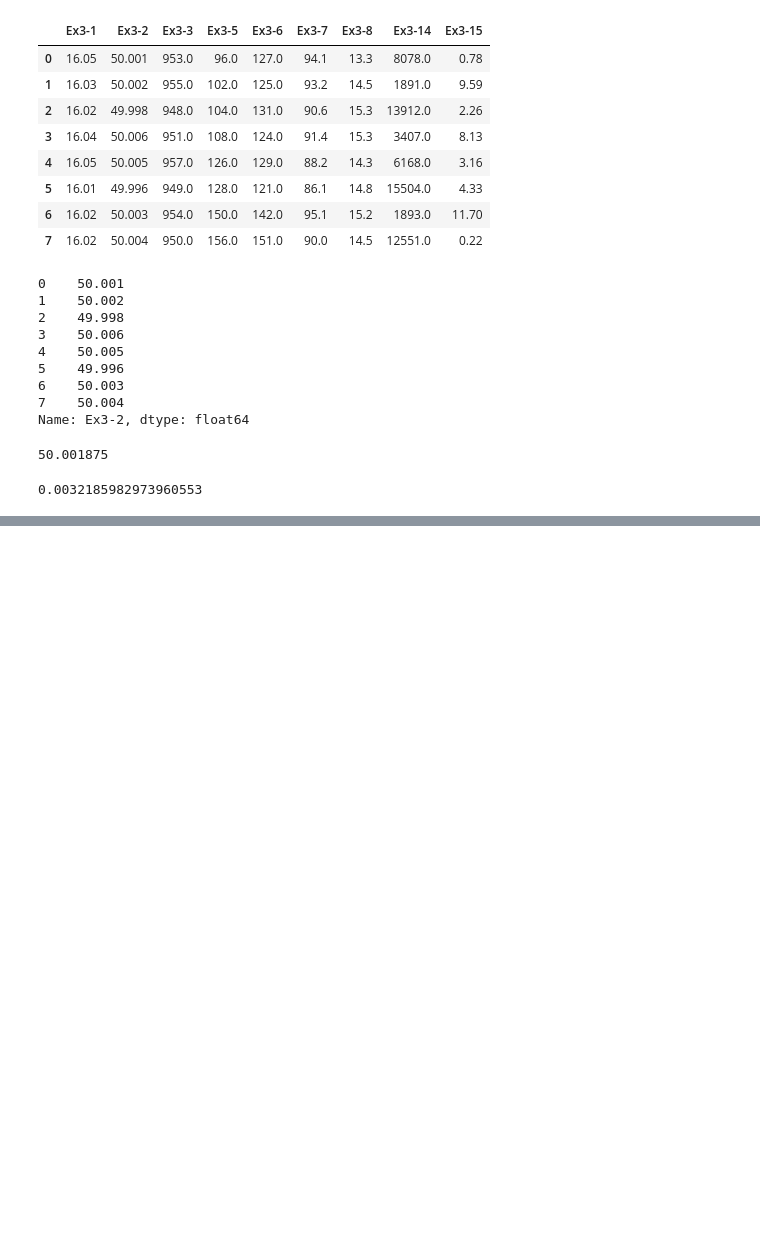
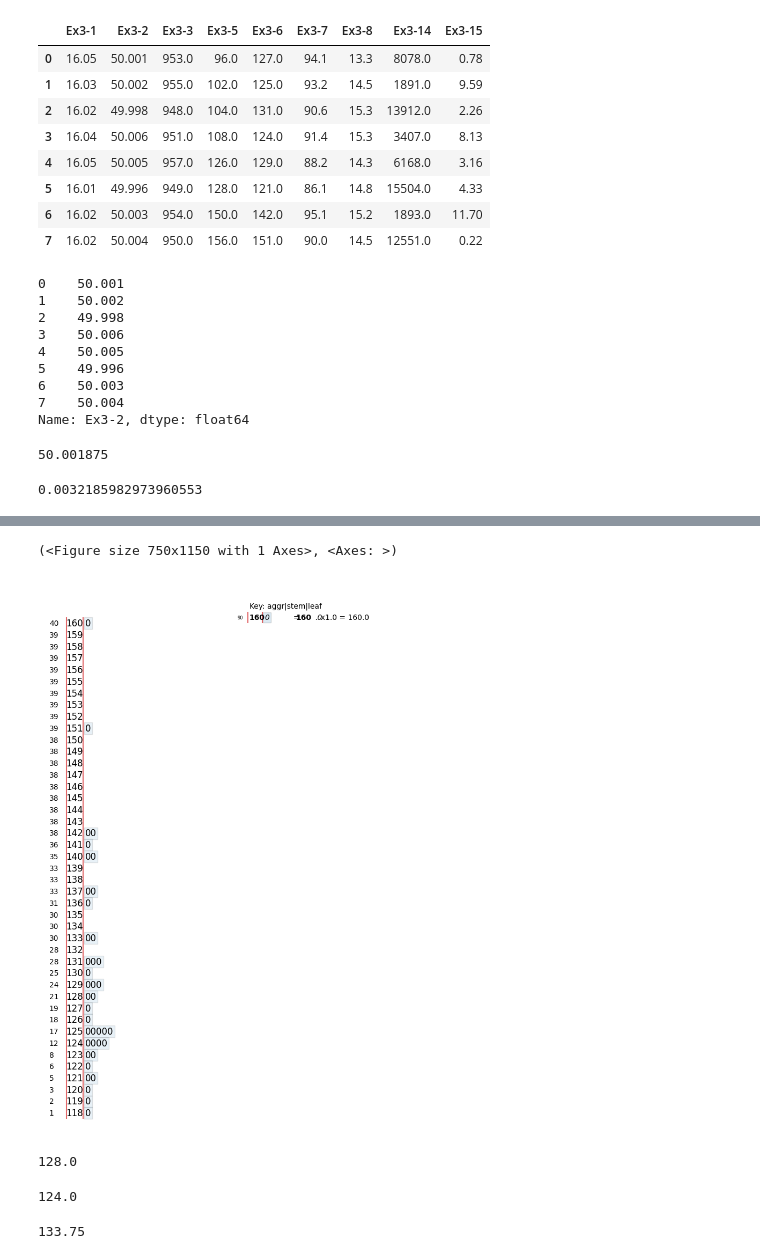
Before and after one commit to Jdjarrett3KSU/IMSE_541_Labs, a Jupyter notebook: IMSE_541_Lab1.ipynb, the cells around one changed output, grey strips where cells are left out. Cells and saved outputs as stored; diff of their text form; code cells hidden in the pictures; blank space fills up the shorter version.

```diff
--- a/IMSE_541_Lab1.ipynb
+++ b/IMSE_541_Lab1.ipynb
@@ -45,0 +73,17 @@ np.std(x1)
+# %%
+stemgraphic.stem_graphic(y)
+# %% [output]
+(<Figure size 750x1150 with 1 Axes>, <Axes: >)
+[figure, added]
+# %%
+y.median()
+# %% [output]
+128.0
+# %%
+np.nanpercentile(y, 25)
+# %% [output]
+124.0
+# %%
+np.nanpercentile(y, 75)
+# %% [output]
+133.75
```
Also changed, not shown: parts of 9 cells of this notebook.
